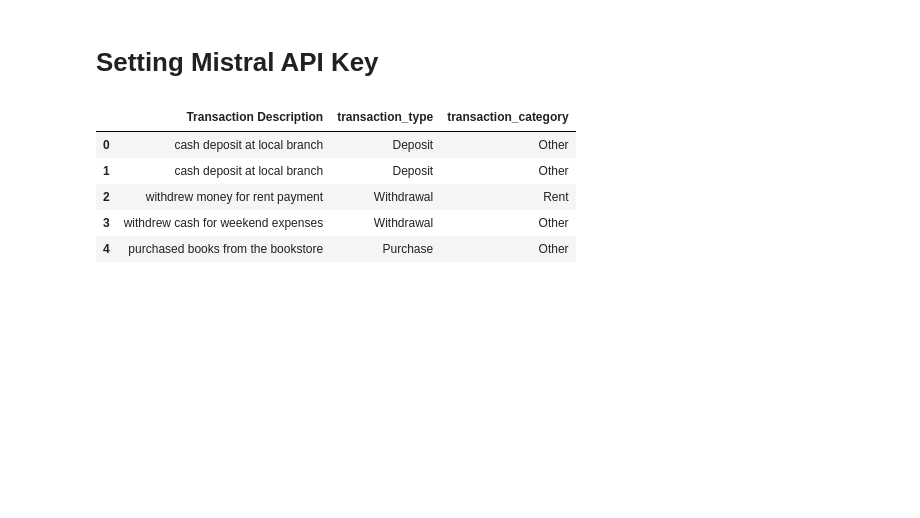
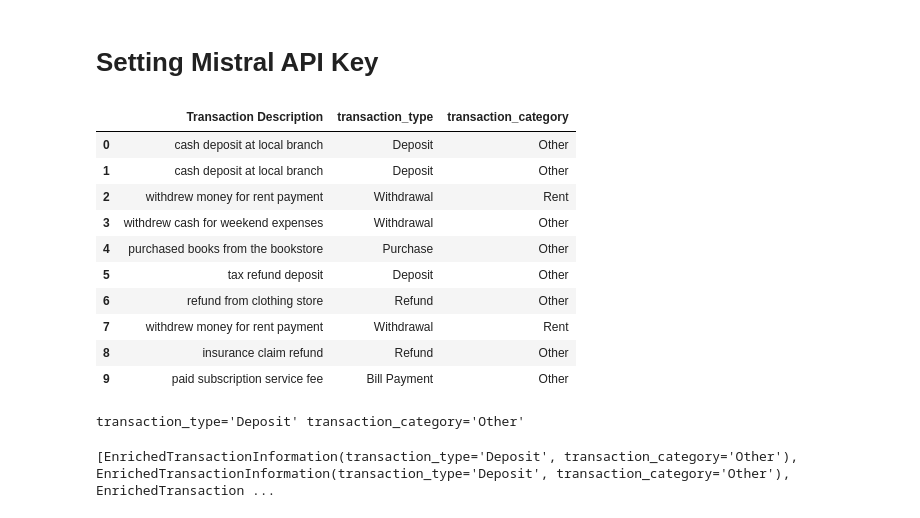
Before and after one commit to Fulim13/Langchain-Learn, a Jupyter notebook: Langchain_Concept.ipynb, the cells around one changed output. Cells and saved outputs as stored; diff of their text form; code cells hidden in the pictures; blank space fills up the shorter version.

```diff
--- a/Langchain_Concept.ipynb
+++ b/Langchain_Concept.ipynb
@@ -235,25 +239,30 @@ mistral_api_key = os.environ["MISTRAL_API_KEY"]
 # %%
 import pandas as pd
 from tqdm import tqdm
 import requests
 import io
 
 # Dataset URL:
 url = "https://storage.googleapis.com/oreilly-content/transactions_with_enriched_data.csv"
 
 # Download the file from the URL:
 downloaded_file = requests.get(url)
 
 # Load the transactions dataset:
 df = pd.read_csv(io.StringIO(downloaded_file.text))
-df.head()
+df.head(n=10)
 # %% [output]
 |  | Transaction Description | transaction_type | transaction_category |
 | 0 | cash deposit at local branch | Deposit | Other |
 | 1 | cash deposit at local branch | Deposit | Other |
 | 2 | withdrew money for rent payment | Withdrawal | Rent |
 | 3 | withdrew cash for weekend expenses | Withdrawal | Other |
 | 4 | purchased books from the bookstore | Purchase | Other |
+| 5 | tax refund deposit | Deposit | Other |
+| 6 | refund from clothing store | Refund | Other |
+| 7 | withdrew money for rent payment | Withdrawal | Rent |
+| 8 | insurance claim refund | Refund | Other |
+| 9 | paid subscription service fee | Bill Payment | Other |
 # %%
 from langchain_mistralai.chat_models import ChatMistralAI
 from langchain.output_parsers import PydanticOutputParser
@@ -322,12 +334,18 @@ result = chain.invoke(
         output_parser.get_format_instructions(),
     }
 )
+print(result)
+# %% [output]
+transaction_type='Deposit' transaction_category='Other'
 # %%
 # 7. Invoke the chain for the whole dataset:
+import time
 results = []
 for i, row in tqdm(df.iterrows(), total=len(df)):
     transaction = row["Transaction Description"]
+    time.sleep(3)  # to avoid call too frequently, block by mistral ai
     try:
+
         result = chain.invoke(
             {
                 "transaction": transaction,
@@ -340,7 +358,10 @@ for i, row in tqdm(df.iterrows(), total=len(df)):
             transaction_type=None,
             transaction_category=None
         )
-        results.append(result)
+    results.append(result)
+print(results)
+# %% [output]
+[EnrichedTransactionInformation(transaction_type='Deposit', transaction_category='Other'), EnrichedTransactionInformation(transaction_type='Deposit', transaction_category='Other'), EnrichedTransaction ...
 # %%
 # 8. Add the results to the dataframe, as columns transaction type and
 # transaction category:
```
Also changed, not shown: parts of 41 cells of this notebook, 1 other file.
